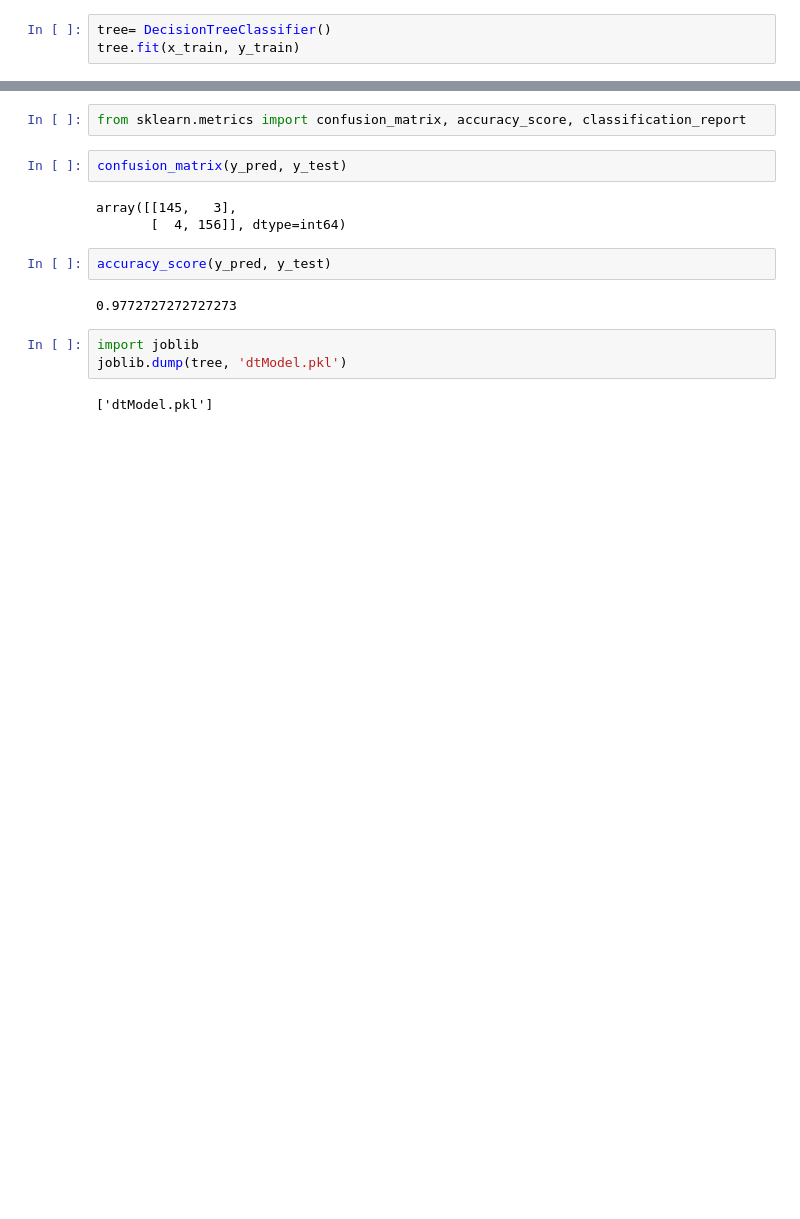
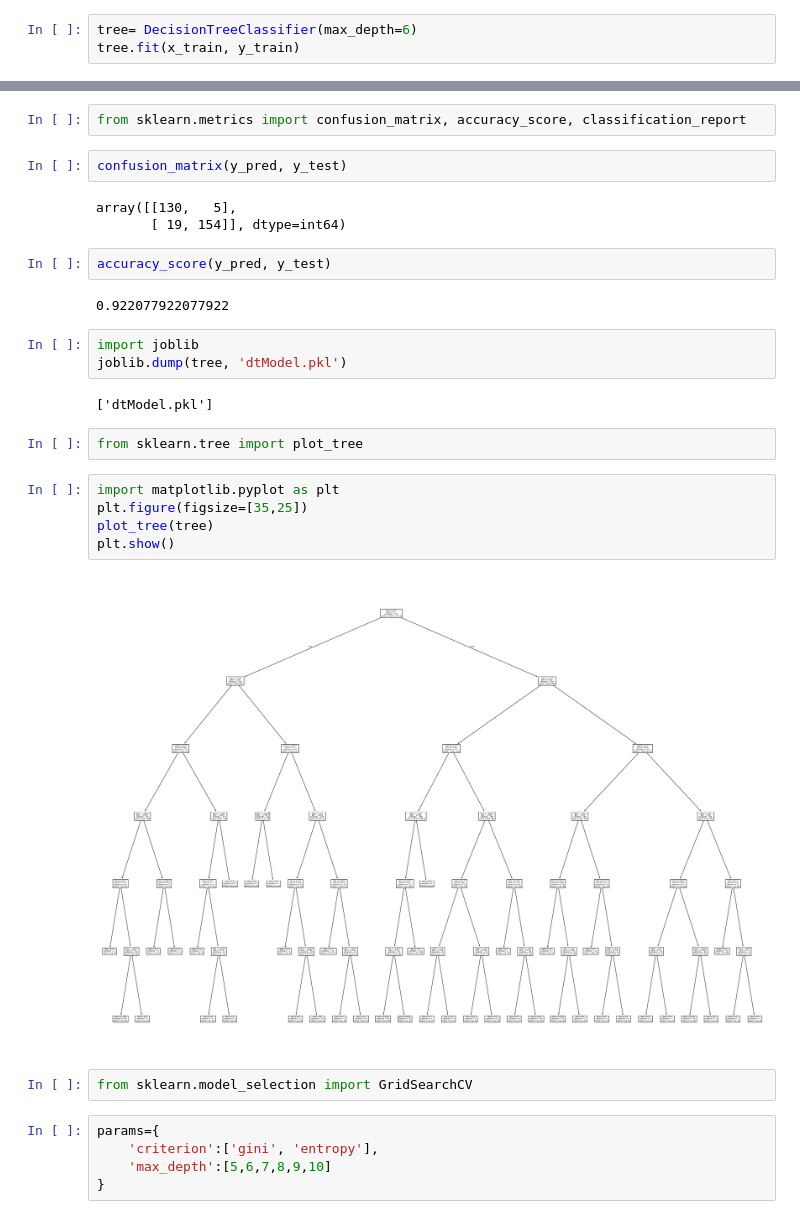
Before and after one commit to gurminder-cr/GenAI0900, a Jupyter notebook: ML/dtPost.ipynb, the cells around one changed output, grey strips where cells are left out. Saved outputs shown, nothing was run; the diff lists cells and outputs as text; blank space fills up the shorter version.

```diff
--- a/ML/dtPost.ipynb
+++ b/ML/dtPost.ipynb
@@ -70,6 +70,6 @@ y=data.iloc[:,-1]
 # %%
 x_train,x_test, y_train,y_test= train_test_split(x,y,test_size=0.3, random_state=20)
 # %%
-tree= DecisionTreeClassifier()
+tree= DecisionTreeClassifier(max_depth=6)
 tree.fit(x_train, y_train)
 # %% [output]
@@ -99,14 +99,30 @@ from sklearn.metrics import confusion_matrix, accuracy_score, classification_rep
 # %%
 confusion_matrix(y_pred, y_test)
 # %% [output]
-array([[145,   3],
-       [  4, 156]], dtype=int64)
+array([[130,   5],
+       [ 19, 154]], dtype=int64)
 # %%
 accuracy_score(y_pred, y_test)
 # %% [output]
-0.9772727272727273
+0.922077922077922
 # %%
 import joblib
 joblib.dump(tree, 'dtModel.pkl')
 # %% [output]
 ['dtModel.pkl']
+# %%
+from sklearn.tree import plot_tree
+# %%
+import matplotlib.pyplot as plt
+plt.figure(figsize=[35,25])
+plot_tree(tree)
+plt.show()
+# %% [output]
+[figure, added]
+# %%
+from sklearn.model_selection import GridSearchCV
+# %%
+params={
+    'criterion':['gini', 'entropy'],
+    'max_depth':[5,6,7,8,9,10]
+}
```
Also changed, not shown: parts of 10 cells of this notebook, 1 other file.
